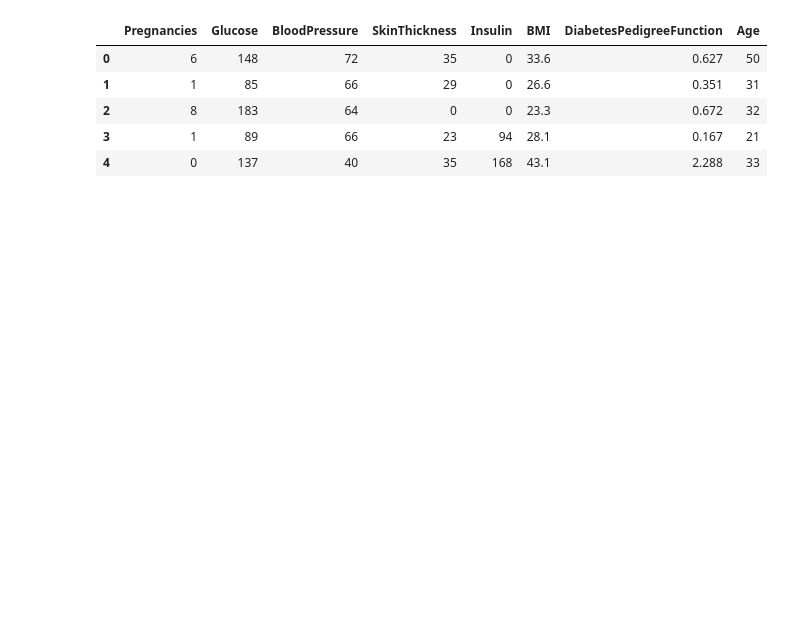
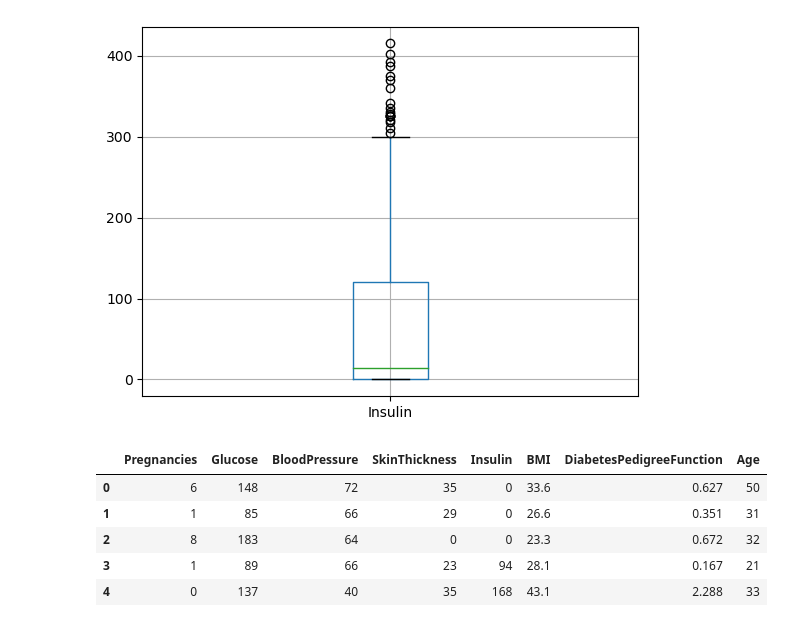
Before and after one commit to mosesdaudu001/Diabetes-Predictor, a Jupyter notebook: notebook/Diabetes_prediction.ipynb, the cells around one changed output. Cells and saved outputs as stored; diff of their text form; code cells hidden in the pictures; blank space fills up the shorter version.

```diff
--- a/notebook/Diabetes_prediction.ipynb
+++ b/notebook/Diabetes_prediction.ipynb
@@ -33 +41,14 @@ memory usage: 54.1 KB
+# %%
+mean = df['Insulin'].mean()
+std = df['Insulin'].std()
+cut_off = std*3
+
+lower, upper = mean - cut_off, mean + cut_off
+
+new_df = df[(df['Insulin']<upper) & (df['Insulin']>lower)]
+# %%
+new_df[['Insulin']].boxplot()
+plt.show()
+# %% [output]
+[figure, added]
 # %%
```
Also changed, not shown: parts of 11 cells of this notebook, 6 other files.
